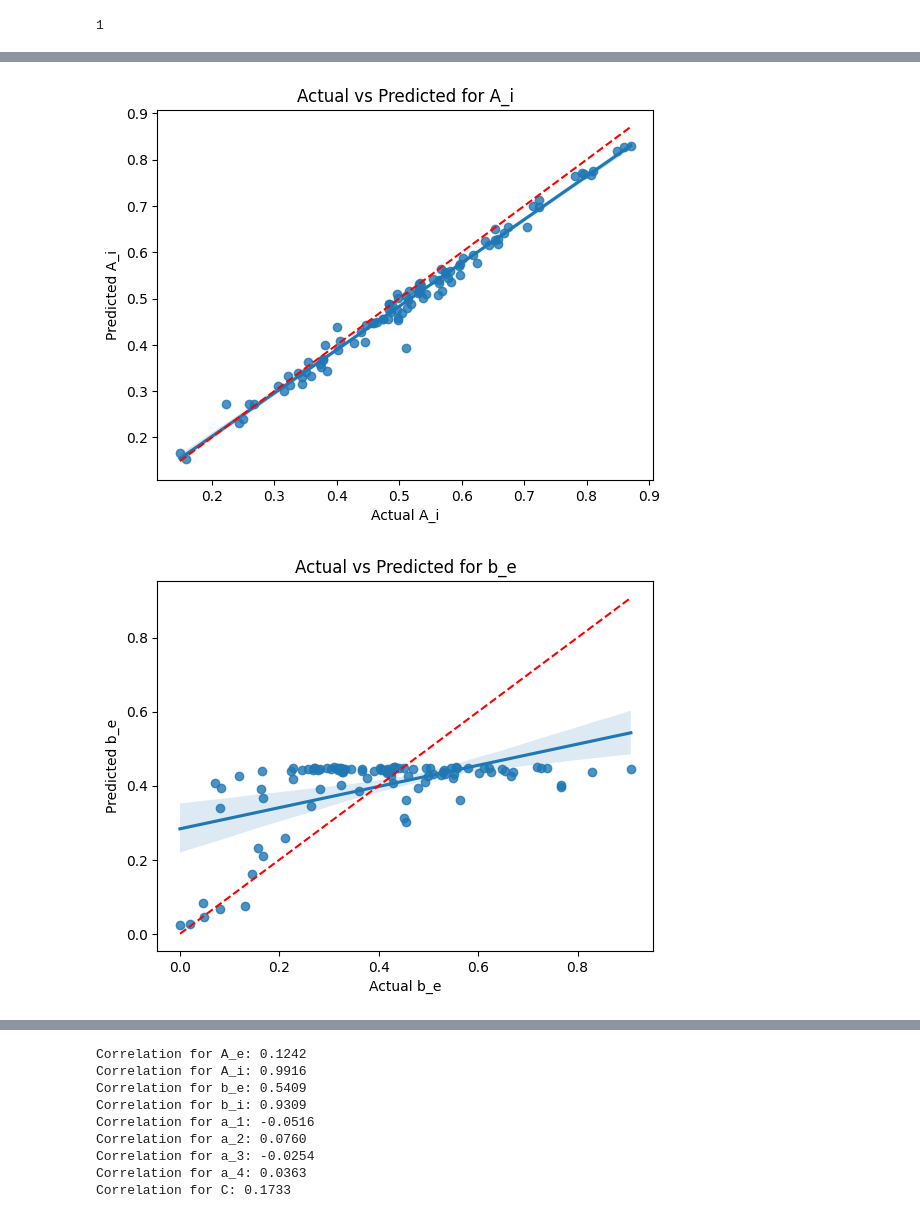
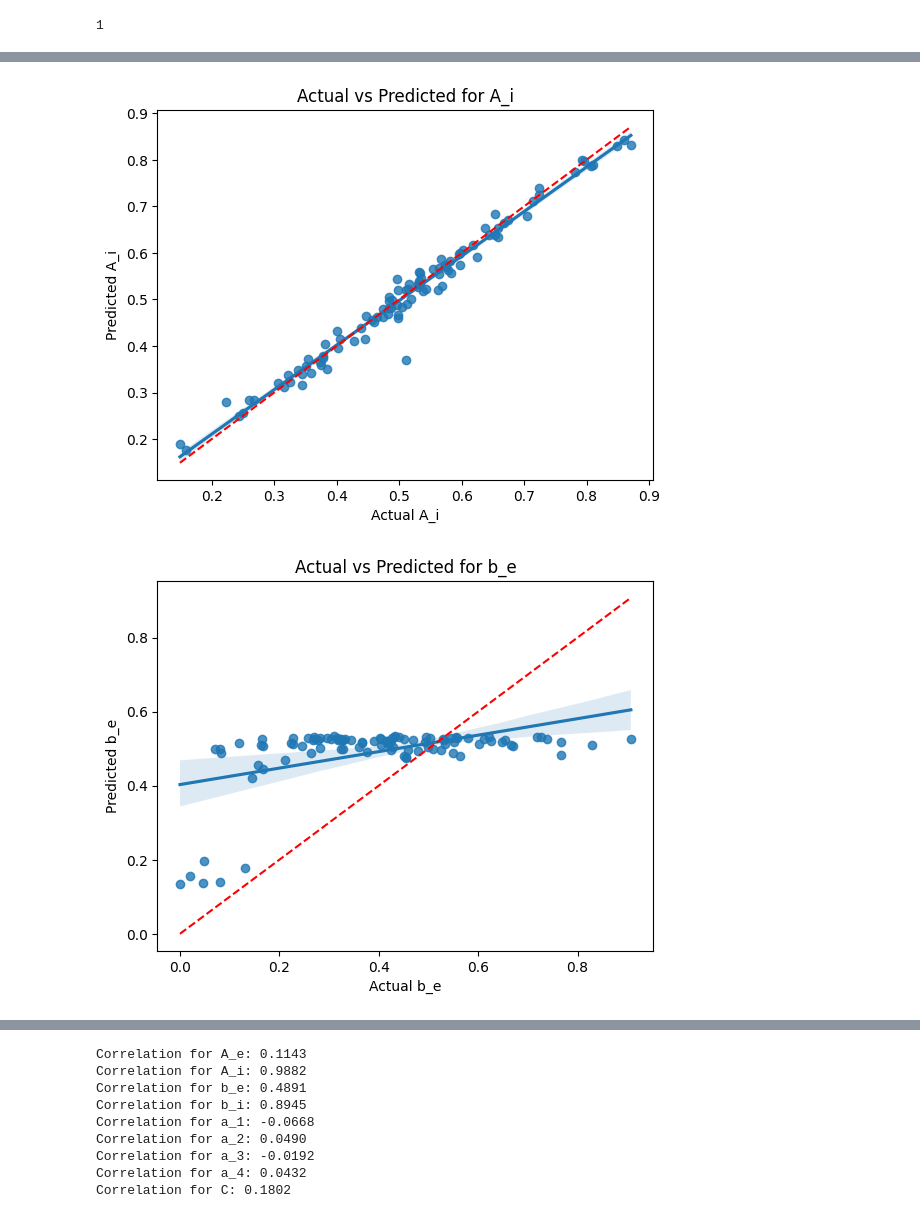
Before and after one commit to lina-usc/Jansen-Rit-Model-Benchmarking-Deep-Learning, a Jupyter notebook: notebooks/transformer_results.ipynb, the cells around one changed output, grey strips where cells are left out. Saved outputs shown, nothing was run; the diff lists cells and outputs as text; code cells hidden in the pictures.

```diff
--- a/notebooks/transformer_results.ipynb
+++ b/notebooks/transformer_results.ipynb
@@ -161,6 +159,7 @@ noise_fact
 # Correct the import
 from deepjr.transformer import EEGTransformer, JRInvDataLoader
 
+noise_fact = 1
 
 path = "./deepjr_training_data"
 estim_params = ('A_e', 'A_i', 'b_e', 'b_i', 'a_1', 'a_2', 'a_3', 'a_4', 'C')
@@ -185,7 +184,7 @@ model = EEGTransformer(
     hidden_ffn_dim=512,   # Increased feed-forward network hidden dimension
     intermediate_dim=1024,# Increased intermediate dimension
     ffn_output_dim=256,   # Increased FFN output dimension
-    dropout=0.3           # Slightly higher dropout for better regularization
+    dropout=0.2           # Slightly higher dropout for better regularization
 )
 
 # Train the model
@@ -221,2 +220,2 @@ Test MSE Loss: 0.0213
-[figure, old version]
+[figure, new version]
-[figure, old version]
+[figure, new version]
@@ -229,12 +228,12 @@ Test MSE Loss: 0.0213
-Correlation for A_e: 0.1242
-Correlation for A_i: 0.9916
-Correlation for b_e: 0.5409
-Correlation for b_i: 0.9309
-Correlation for a_1: -0.0516
-Correlation for a_2: 0.0760
-Correlation for a_3: -0.0254
-Correlation for a_4: 0.0363
-Correlation for C: 0.1733
+Correlation for A_e: 0.1143
+Correlation for A_i: 0.9882
+Correlation for b_e: 0.4891
+Correlation for b_i: 0.8945
+Correlation for a_1: -0.0668
+Correlation for a_2: 0.0490
+Correlation for a_3: -0.0192
+Correlation for a_4: 0.0432
+Correlation for C: 0.1802
 # %%
 # New JR LSTM Modelf
 from deepjr.jr_inv_lstm_model import JRInvLSTMModel, JRInvDataLoader
```
Also changed, not shown: parts of 13 cells of this notebook.
